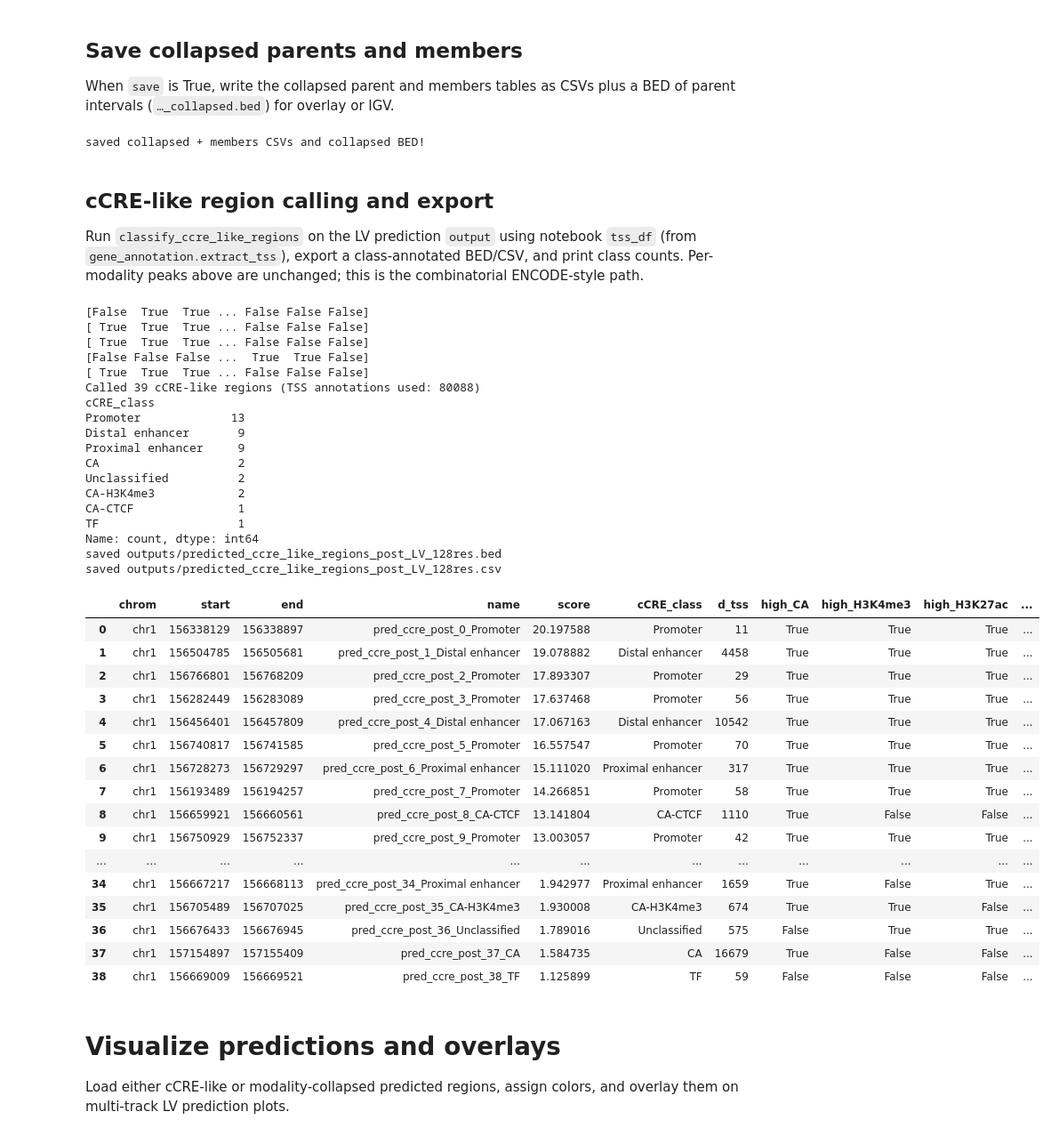
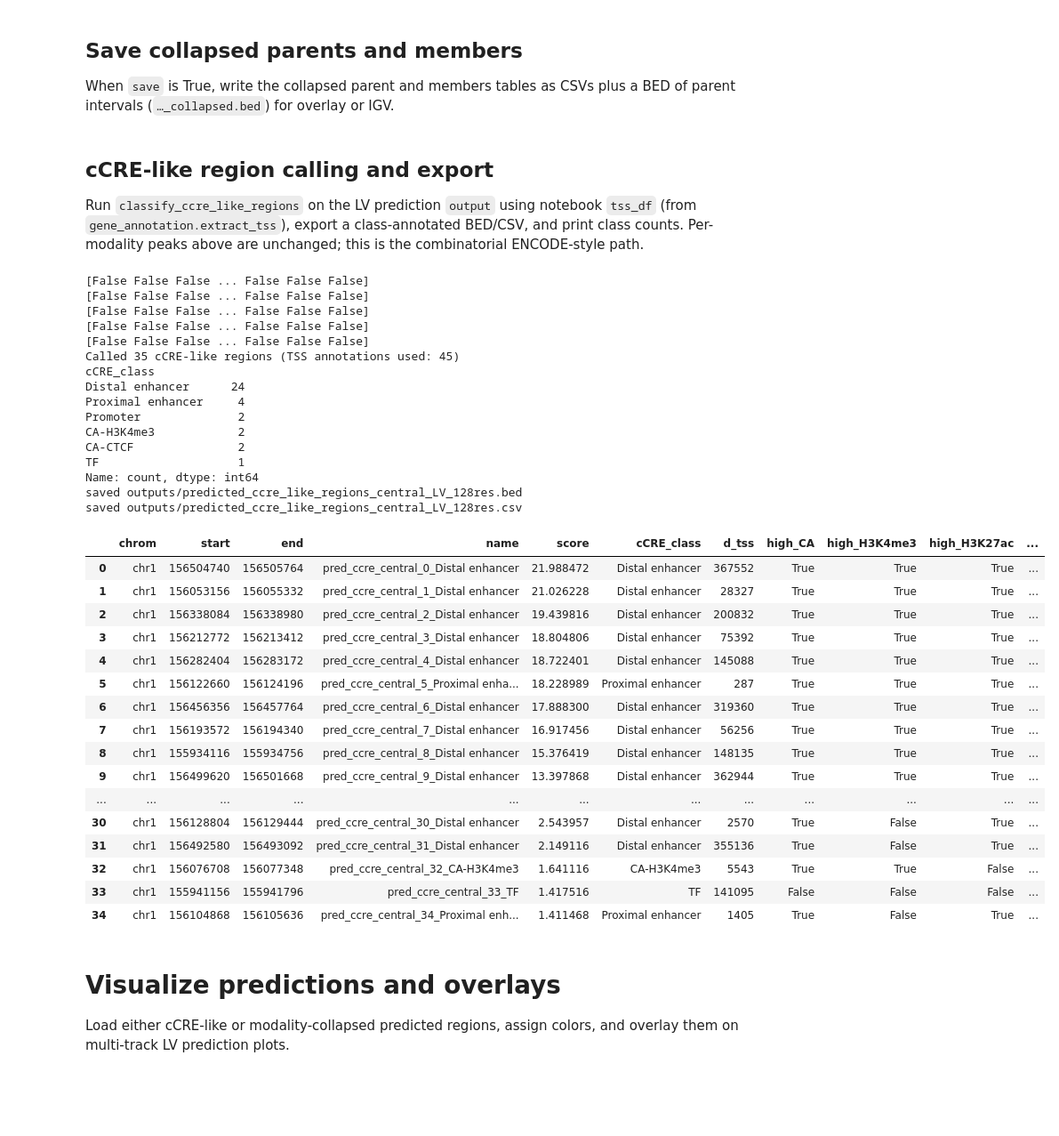
Before and after one commit to cralbers/variant-effects, a Jupyter notebook: osc/predict_reg_regions_osc_ENCODE_v2.ipynb, the cells around one changed output. Shown at 89% size. Drawn from its saved outputs; the diff is of its cells as text; code cells hidden in the pictures; blank space fills up the shorter version.

```diff
--- a/osc/predict_reg_regions_osc_ENCODE_v2.ipynb
+++ b/osc/predict_reg_regions_osc_ENCODE_v2.ipynb
@@ -153,4 +153,4 @@ longest_transcript_extractor = transcript.TranscriptExtractor(
 )
 # %%
 tss_df = gene_annotation.extract_tss(gtf)
-tss_df
+lmna_tss_df = tss_df[tss_df.gene_name == 'LMNA']
@@ -201,8 +191,8 @@ PRE_INTERVAL = genome.Interval('chr1', LMNA_START - window_bp, LMNA_START).resiz
     dna_client.SEQUENCE_LENGTH_1MB)
 
 ########################### INPUT VARIABLES HERE
-interval = POST_INTERVAL
-lmna_context = 'post'
+interval = CENTRAL_INTERVAL
+lmna_context = 'central'
 ###########################
 
 
@@ -1165,8 +1138,6 @@ if save:
         sep="\t",
     )
     print("saved collapsed + members CSVs and collapsed BED!")
-# %% [output]
-saved collapsed + members CSVs and collapsed BED!
 # %% [markdown]
 ## cCRE-like region calling and export
 
@@ -1176,7 +1147,7 @@ save_ccre = True
 
 ccre_result = classify_ccre_like_regions(
     output,
-    tss_df=tss_df,
+    tss_df=lmna_tss_df,
     tissue_curie=LV_UB,
     resolution_bp=128,
     threshold_method="percentile",
@@ -1189,63 +1160,61 @@ ccre_regions_df = ccre_intervals_to_bed_df(
     ccre_result["intervals"],
     name_prefix=f"pred_ccre_{lmna_context}",
 )
 
 print(
     f"Called {len(ccre_regions_df)} cCRE-like regions "
     f"(TSS annotations used: {ccre_result['tss_count']})"
 )
 print(ccre_regions_df["cCRE_class"].value_counts(dropna=False))
 
 if save_ccre:
     ccre_bed_path = (
         f"outputs/predicted_ccre_like_regions_{lmna_context}_LV_128res.bed"
     )
     ccre_csv_path = (
         f"outputs/predicted_ccre_like_regions_{lmna_context}_LV_128res.csv"
     )
     # BED-like TSV for overlay loaders; full CSV keeps flag/score columns
     ccre_regions_df.to_csv(ccre_bed_path, index=False, sep="\t")
     ccre_regions_df.to_csv(ccre_csv_path, index=False)
     print(f"saved {ccre_bed_path}")
     print(f"saved {ccre_csv_path}")
 
 ccre_regions_df
 # %% [output]
-[False  True  True ... False False False]
-[ True  True  True ... False False False]
-[ True  True  True ... False False False]
-[False False False ...  True  True False]
-[ True  True  True ... False False False]
-Called 39 cCRE-like regions (TSS annotations used: 80088)
+[False False False ... False False False]
+[False False False ... False False False]
+[False False False ... False False False]
+[False False False ... False False False]
+[False False False ... False False False]
+Called 35 cCRE-like regions (TSS annotations used: 45)
 cCRE_class
-Promoter             13
-Distal enhancer       9
-Proximal enhancer     9
-CA                    2
-Unclassified          2
+Distal enhancer      24
+Proximal enhancer     4
+Promoter              2
 CA-H3K4me3            2
-CA-CTCF               1
+CA-CTCF               2
 TF                    1
 Name: count, dtype: int64
-saved outputs/predicted_ccre_like_regions_post_LV_128res.bed
-saved outputs/predicted_ccre_like_regions_post_LV_128res.csv
+saved outputs/predicted_ccre_like_regions_central_LV_128res.bed
+saved outputs/predicted_ccre_like_regions_central_LV_128res.csv
 |  | chrom | start | end | name | score | cCRE_class | d_tss | high_CA | high_H3K4me3 | high_H3K27ac | ... |
-| 0 | chr1 | 156338129 | 156338897 | pred_ccre_post_0_Promoter | 20.197588 | Promoter | 11 | True | True | True | ... |
-| 1 | chr1 | 156504785 | 156505681 | pred_ccre_post_1_Distal enhancer | 19.078882 | Distal enhancer | 4458 | True | True | True | ... |
-| 2 | chr1 | 156766801 | 156768209 | pred_ccre_post_2_Promoter | 17.893307 | Promoter | 29 | True | True | True | ... |
-| 3 | chr1 | 156282449 | 156283089 | pred_ccre_post_3_Promoter | 17.637468 | Promoter | 56 | True | True | True | ... |
-| 4 | chr1 | 156456401 | 156457809 | pred_ccre_post_4_Distal enhancer | 17.067163 | Distal enhancer | 10542 | True | True | True | ... |
-| 5 | chr1 | 156740817 | 156741585 | pred_ccre_post_5_Promoter | 16.557547 | Promoter | 70 | True | True | True | ... |
-| 6 | chr1 | 156728273 | 156729297 | pred_ccre_post_6_Proximal enhancer | 15.111020 | Proximal enhancer | 317 | True | True | True | ... |
-| 7 | chr1 | 156193489 | 156194257 | pred_ccre_post_7_Promoter | 14.266851 | Promoter | 58 | True | True | True | ... |
-| 8 | chr1 | 156659921 | 156660561 | pred_ccre_post_8_CA-CTCF | 13.141804 | CA-CTCF | 1110 | True | False | False | ... |
-| 9 | chr1 | 156750929 | 156752337 | pred_ccre_post_9_Promoter | 13.003057 | Promoter | 42 | True | True | True | ... |
+| 0 | chr1 | 156504740 | 156505764 | pred_ccre_central_0_Distal enhancer | 21.988472 | Distal enhancer | 367552 | True | True | True | ... |
+| 1 | chr1 | 156053156 | 156055332 | pred_ccre_central_1_Distal enhancer | 21.026228 | Distal enhancer | 28327 | True | True | True | ... |
+| 2 | chr1 | 156338084 | 156338980 | pred_ccre_central_2_Distal enhancer | 19.439816 | Distal enhancer | 200832 | True | True | True | ... |
+| 3 | chr1 | 156212772 | 156213412 | pred_ccre_central_3_Distal enhancer | 18.804806 | Distal enhancer | 75392 | True | True | True | ... |
+| 4 | chr1 | 156282404 | 156283172 | pred_ccre_central_4_Distal enhancer | 18.722401 | Distal enhancer | 145088 | True | True | True | ... |
+| 5 | chr1 | 156122660 | 156124196 | pred_ccre_central_5_Proximal enha... | 18.228989 | Proximal enhancer | 287 | True | True | True | ... |
+| 6 | chr1 | 156456356 | 156457764 | pred_ccre_central_6_Distal enhancer | 17.888300 | Distal enhancer | 319360 | True | True | True | ... |
+| 7 | chr1 | 156193572 | 156194340 | pred_ccre_central_7_Distal enhancer | 16.917456 | Distal enhancer | 56256 | True | True | True | ... |
+| 8 | chr1 | 155934116 | 155934756 | pred_ccre_central_8_Distal enhancer | 15.376419 | Distal enhancer | 148135 | True | True | True | ... |
+| 9 | chr1 | 156499620 | 156501668 | pred_ccre_central_9_Distal enhancer | 13.397868 | Distal enhancer | 362944 | True | True | True | ... |
 | ... | ... | ... | ... | ... | ... | ... | ... | ... | ... | ... | ... |
-| 34 | chr1 | 156667217 | 156668113 | pred_ccre_post_34_Proximal enhancer | 1.942977 | Proximal enhancer | 1659 | True | False | True | ... |
-| 35 | chr1 | 156705489 | 156707025 | pred_ccre_post_35_CA-H3K4me3 | 1.930008 | CA-H3K4me3 | 674 | True | True | False | ... |
-| 36 | chr1 | 156676433 | 156676945 | pred_ccre_post_36_Unclassified | 1.789016 | Unclassified | 575 | False | True | True | ... |
-| 37 | chr1 | 157154897 | 157155409 | pred_ccre_post_37_CA | 1.584735 | CA | 16679 | True | False | False | ... |
-| 38 | chr1 | 156669009 | 156669521 | pred_ccre_post_38_TF | 1.125899 | TF | 59 | False | False | False | ... |
+| 30 | chr1 | 156128804 | 156129444 | pred_ccre_central_30_Distal enhancer | 2.543957 | Distal enhancer | 2570 | True | False | True | ... |
+| 31 | chr1 | 156492580 | 156493092 | pred_ccre_central_31_Distal enhancer | 2.149116 | Distal enhancer | 355136 | True | False | True | ... |
+| 32 | chr1 | 156076708 | 156077348 | pred_ccre_central_32_CA-H3K4me3 | 1.641116 | CA-H3K4me3 | 5543 | True | True | False | ... |
+| 33 | chr1 | 155941156 | 155941796 | pred_ccre_central_33_TF | 1.417516 | TF | 141095 | False | False | False | ... |
+| 34 | chr1 | 156104868 | 156105636 | pred_ccre_central_34_Proximal enh... | 1.411468 | Proximal enhancer | 1405 | True | False | True | ... |
 # %% [markdown]
 # Visualize predictions and overlays
 
```
Also changed, not shown: parts of 6 cells of this notebook, 1 other file.
